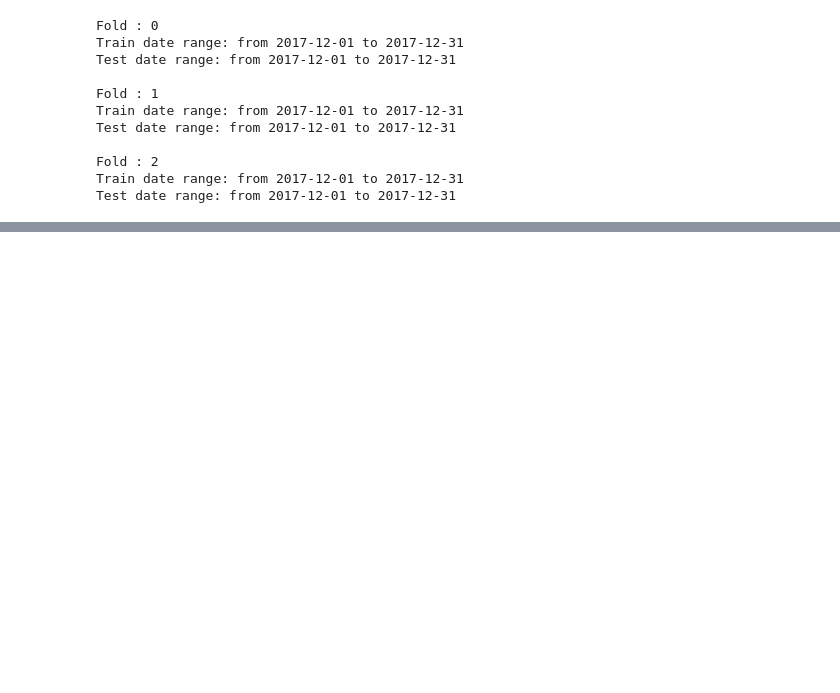
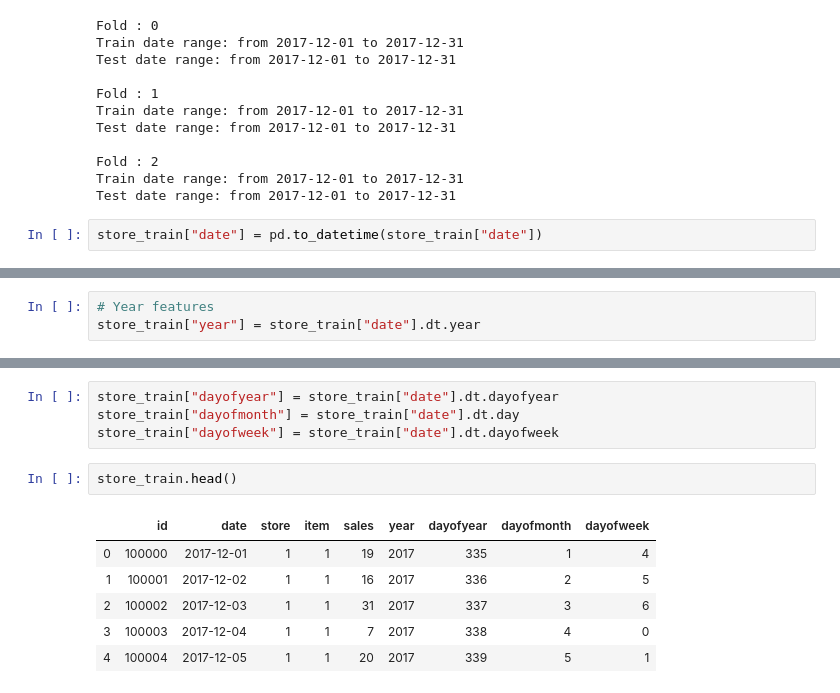
Before and after one commit to etherion-1337/Kaggle, a Jupyter notebook: DataCamp_Intro/kaggle_intro.ipynb, the cells around one changed output, grey strips where cells are left out. Cells and saved outputs as stored; diff of their text form; blank space fills up the shorter version.

```diff
--- a/DataCamp_Intro/kaggle_intro.ipynb
+++ b/DataCamp_Intro/kaggle_intro.ipynb
@@ -481,3 +745,5 @@ Test date range: from 2017-12-01 to 2017-12-31
 Fold : 2
 Train date range: from 2017-12-01 to 2017-12-31
 Test date range: from 2017-12-01 to 2017-12-31
+# %%
+store_train["date"] = pd.to_datetime(store_train["date"])
@@ -483,0 +763,3 @@ Test date range: from 2017-12-01 to 2017-12-31
+# %%
+# Year features
+store_train["year"] = store_train["date"].dt.year
@@ -483,0 +775,13 @@ Test date range: from 2017-12-01 to 2017-12-31
+# %%
+store_train["dayofyear"] = store_train["date"].dt.dayofyear
+store_train["dayofmonth"] = store_train["date"].dt.day
+store_train["dayofweek"] = store_train["date"].dt.dayofweek
+# %%
+store_train.head()
+# %% [output]
+|  | id | date | store | item | sales | year | dayofyear | dayofmonth | dayofweek |
+| 0 | 100000 | 2017-12-01 | 1 | 1 | 19 | 2017 | 335 | 1 | 4 |
+| 1 | 100001 | 2017-12-02 | 1 | 1 | 16 | 2017 | 336 | 2 | 5 |
+| 2 | 100002 | 2017-12-03 | 1 | 1 | 31 | 2017 | 337 | 3 | 6 |
+| 3 | 100003 | 2017-12-04 | 1 | 1 | 7 | 2017 | 338 | 4 | 0 |
+| 4 | 100004 | 2017-12-05 | 1 | 1 | 20 | 2017 | 339 | 5 | 1 |
```
Also changed, not shown: parts of 27 cells of this notebook, 2 other files.
